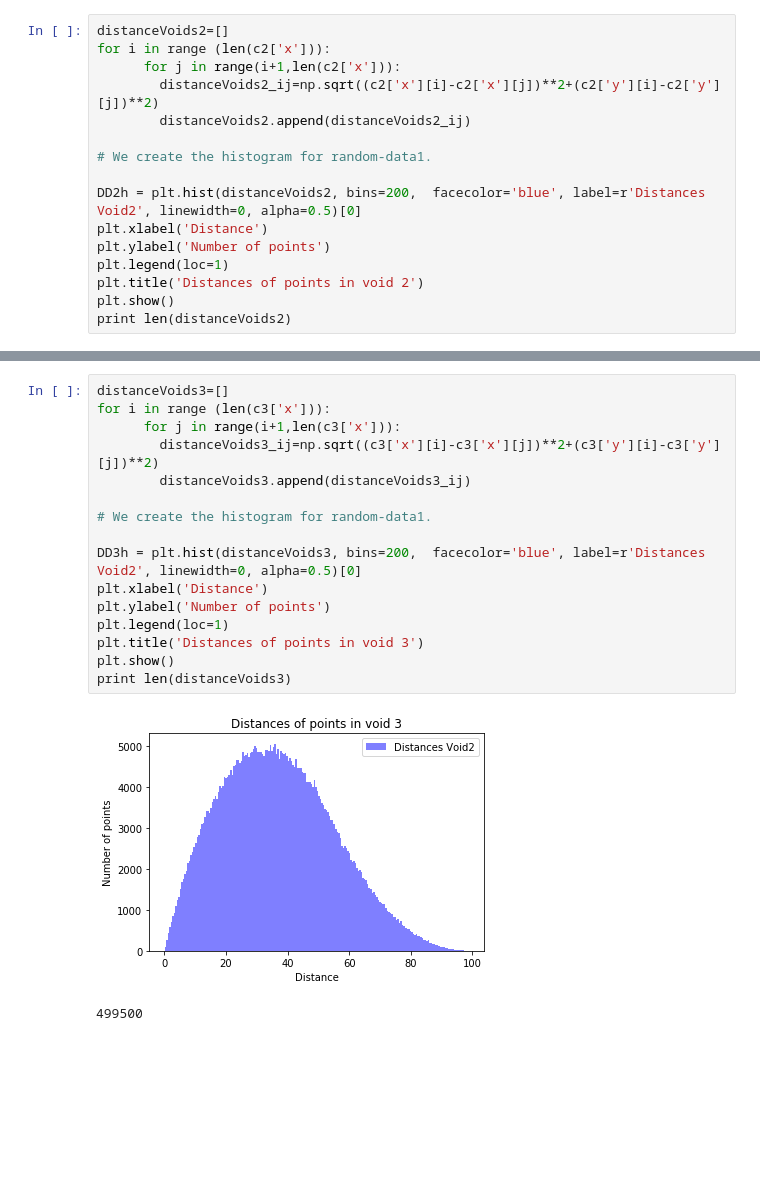
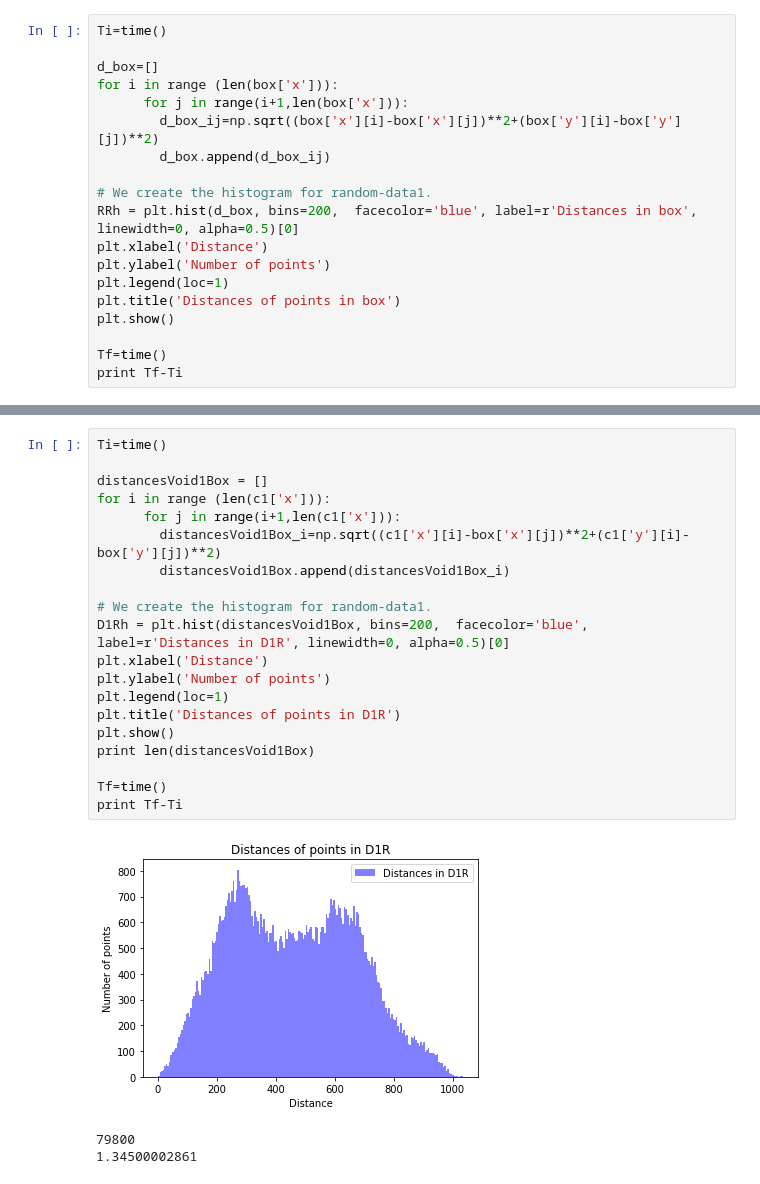
Before and after one commit to DanteNavarro/Voids, a Jupyter notebook: 2pCFVoids(OneVoid).ipynb, the cells around one changed output, grey strips where cells are left out. Saved outputs shown, nothing was run; the diff lists cells and outputs as text; blank space fills up the shorter version.

```diff
--- a/2pCFVoids(OneVoid).ipynb
+++ b/2pCFVoids(OneVoid).ipynb
@@ -99,17 +82,20 @@ print len(distanceVoids1)
 # %%
-distanceVoids2=[]
-for i in range (len(c2['x'])):
-      for j in range(i+1,len(c2['x'])):
-        distanceVoids2_ij=np.sqrt((c2['x'][i]-c2['x'][j])**2+(c2['y'][i]-c2['y'][j])**2)
-        distanceVoids2.append(distanceVoids2_ij)
+Ti=time()
+
+d_box=[]
+for i in range (len(box['x'])):
+      for j in range(i+1,len(box['x'])):
+        d_box_ij=np.sqrt((box['x'][i]-box['x'][j])**2+(box['y'][i]-box['y'][j])**2)
+        d_box.append(d_box_ij)
 
 # We create the histogram for random-data1.
-
-DD2h = plt.hist(distanceVoids2, bins=200,  facecolor='blue', label=r'Distances Void2', linewidth=0, alpha=0.5)[0]
+RRh = plt.hist(d_box, bins=200,  facecolor='blue', label=r'Distances in box', linewidth=0, alpha=0.5)[0]
 plt.xlabel('Distance')
 plt.ylabel('Number of points')
 plt.legend(loc=1)
-plt.title('Distances of points in void 2')
+plt.title('Distances of points in box')
 plt.show()
-print len(distanceVoids2)
+
+Tf=time()
+print Tf-Ti
 # %% [output]
@@ -118,19 +104,24 @@ print len(distanceVoids2)
 # %%
-distanceVoids3=[]
-for i in range (len(c3['x'])):
-      for j in range(i+1,len(c3['x'])):
-        distanceVoids3_ij=np.sqrt((c3['x'][i]-c3['x'][j])**2+(c3['y'][i]-c3['y'][j])**2)
-        distanceVoids3.append(distanceVoids3_ij)
+Ti=time()
+
+distancesVoid1Box = []
+for i in range (len(c1['x'])):
+      for j in range(i+1,len(c1['x'])):
+        distancesVoid1Box_i=np.sqrt((c1['x'][i]-box['x'][j])**2+(c1['y'][i]-box['y'][j])**2)
+        distancesVoid1Box.append(distancesVoid1Box_i)
 
 # We create the histogram for random-data1.
-
-DD3h = plt.hist(distanceVoids3, bins=200,  facecolor='blue', label=r'Distances Void2', linewidth=0, alpha=0.5)[0]
+D1Rh = plt.hist(distancesVoid1Box, bins=200,  facecolor='blue', label=r'Distances in D1R', linewidth=0, alpha=0.5)[0]
 plt.xlabel('Distance')
 plt.ylabel('Number of points')
 plt.legend(loc=1)
-plt.title('Distances of points in void 3')
+plt.title('Distances of points in D1R')
 plt.show()
-print len(distanceVoids3)
+print len(distancesVoid1Box)
+
+Tf=time()
+print Tf-Ti
 # %% [output]
-[figure, old version]
+[figure, new version]
-499500
+79800
+1.34500002861
```
Also changed, not shown: parts of 10 cells of this notebook, 1 other file.
